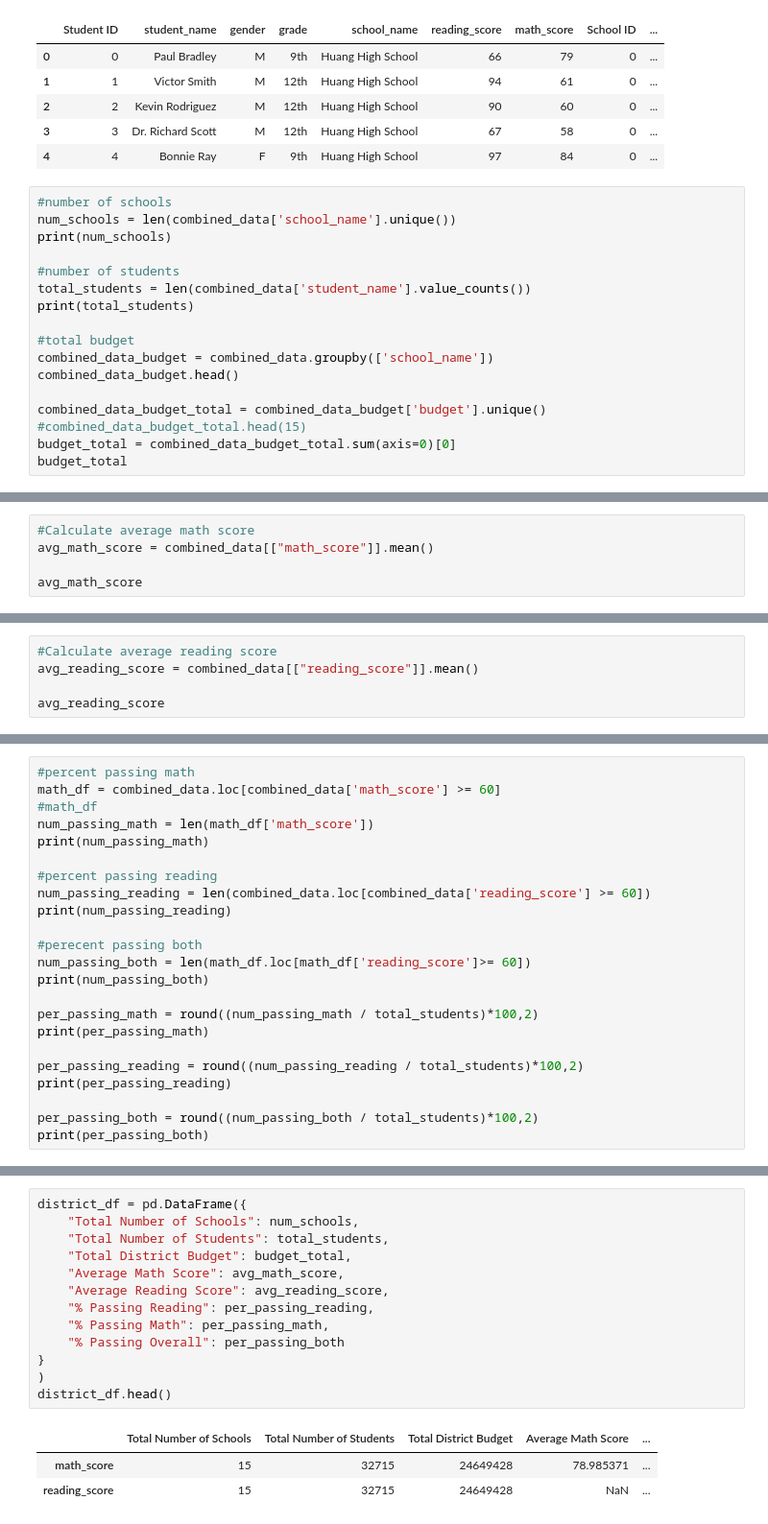
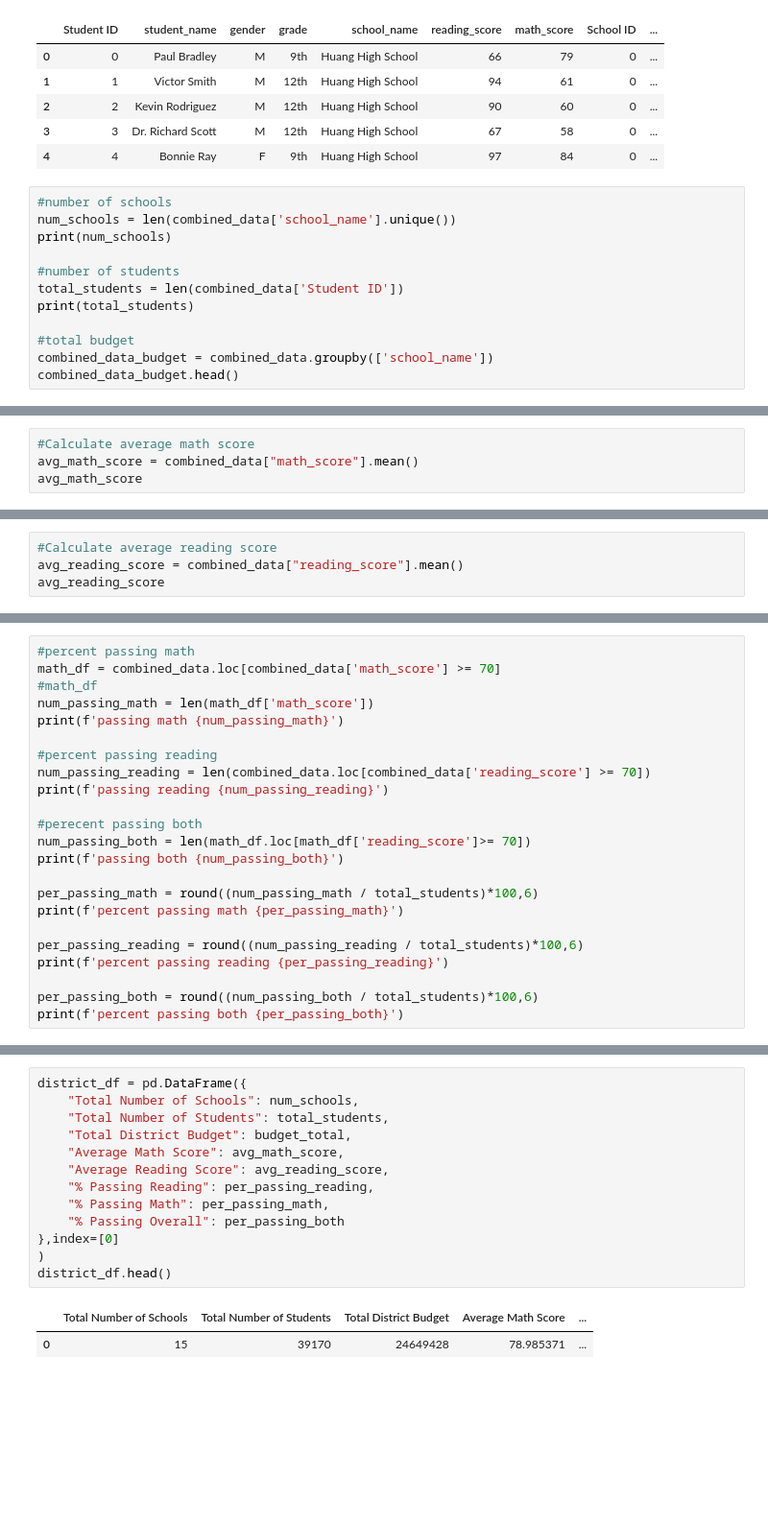
Before and after one commit to jared-roussel/pandas-challenge, a Jupyter notebook: PyCitySchools/pycityschools.ipynb, the cells around one changed output, grey strips where cells are left out. Shown at 96% size. Saved outputs shown, nothing was run; the diff lists cells and outputs as text; blank space fills up the shorter version.

Commit message:
Updated dataframes

```diff
--- a/PyCitySchools/pycityschools.ipynb
+++ b/PyCitySchools/pycityschools.ipynb
@@ -28,16 +28,11 @@ num_schools = len(combined_data['school_name'].unique())
 print(num_schools)
 
 #number of students
-total_students = len(combined_data['student_name'].value_counts())
+total_students = len(combined_data['Student ID'])
 print(total_students)
 
 #total budget
 combined_data_budget = combined_data.groupby(['school_name'])
 combined_data_budget.head()
-
-combined_data_budget_total = combined_data_budget['budget'].unique()
-#combined_data_budget_total.head(15)
-budget_total = combined_data_budget_total.sum(axis=0)[0]
-budget_total
 # %% [output]
 15
@@ -46,6 +60,5 @@ budget_total
 # %%
 #Calculate average math score
-avg_math_score = combined_data[["math_score"]].mean()
-
+avg_math_score = combined_data["math_score"].mean()
 avg_math_score
 # %% [output]
@@ -54,6 +66,5 @@ dtype: float64
 # %%
 #Calculate average reading score
-avg_reading_score = combined_data[["reading_score"]].mean()
-
+avg_reading_score = combined_data["reading_score"].mean()
 avg_reading_score
 # %% [output]
@@ -62,24 +72,24 @@ dtype: float64
 # %%
 #percent passing math
-math_df = combined_data.loc[combined_data['math_score'] >= 60]
+math_df = combined_data.loc[combined_data['math_score'] >= 70]
 #math_df
 num_passing_math = len(math_df['math_score'])
-print(num_passing_math)
+print(f'passing math {num_passing_math}')
 
 #percent passing reading
-num_passing_reading = len(combined_data.loc[combined_data['reading_score'] >= 60])
-print(num_passing_reading)
+num_passing_reading = len(combined_data.loc[combined_data['reading_score'] >= 70])
+print(f'passing reading {num_passing_reading}')
 
 #perecent passing both
-num_passing_both = len(math_df.loc[math_df['reading_score']>= 60])
-print(num_passing_both)
+num_passing_both = len(math_df.loc[math_df['reading_score']>= 70])
+print(f'passing both {num_passing_both}')
 
-per_passing_math = round((num_passing_math / total_students)*100,2)
-print(per_passing_math)
+per_passing_math = round((num_passing_math / total_students)*100,6)
+print(f'percent passing math {per_passing_math}')
 
-per_passing_reading = round((num_passing_reading / total_students)*100,2)
-print(per_passing_reading)
+per_passing_reading = round((num_passing_reading / total_students)*100,6)
+print(f'percent passing reading {per_passing_reading}')
 
-per_passing_both = round((num_passing_both / total_students)*100,2)
-print(per_passing_both)
+per_passing_both = round((num_passing_both / total_students)*100,6)
+print(f'percent passing both {per_passing_both}')
 # %% [output]
@@ -92,17 +102,16 @@ print(per_passing_both)
 # %%
 district_df = pd.DataFrame({
     "Total Number of Schools": num_schools,
     "Total Number of Students": total_students,
     "Total District Budget": budget_total,
     "Average Math Score": avg_math_score,
     "Average Reading Score": avg_reading_score,
     "% Passing Reading": per_passing_reading,
     "% Passing Math": per_passing_math,
     "% Passing Overall": per_passing_both
-}
+},index=[0]
 )
 district_df.head()
 # %% [output]
 |  | Total Number of Schools | Total Number of Students | Total District Budget | Average Math Score | ... |
-| math_score | 15 | 32715 | 24649428 | 78.985371 | ... |
-| reading_score | 15 | 32715 | 24649428 | NaN | ... |
+| 0 | 15 | 39170 | 24649428 | 78.985371 | ... |
```
Also changed, not shown: parts of 8 cells of this notebook.
